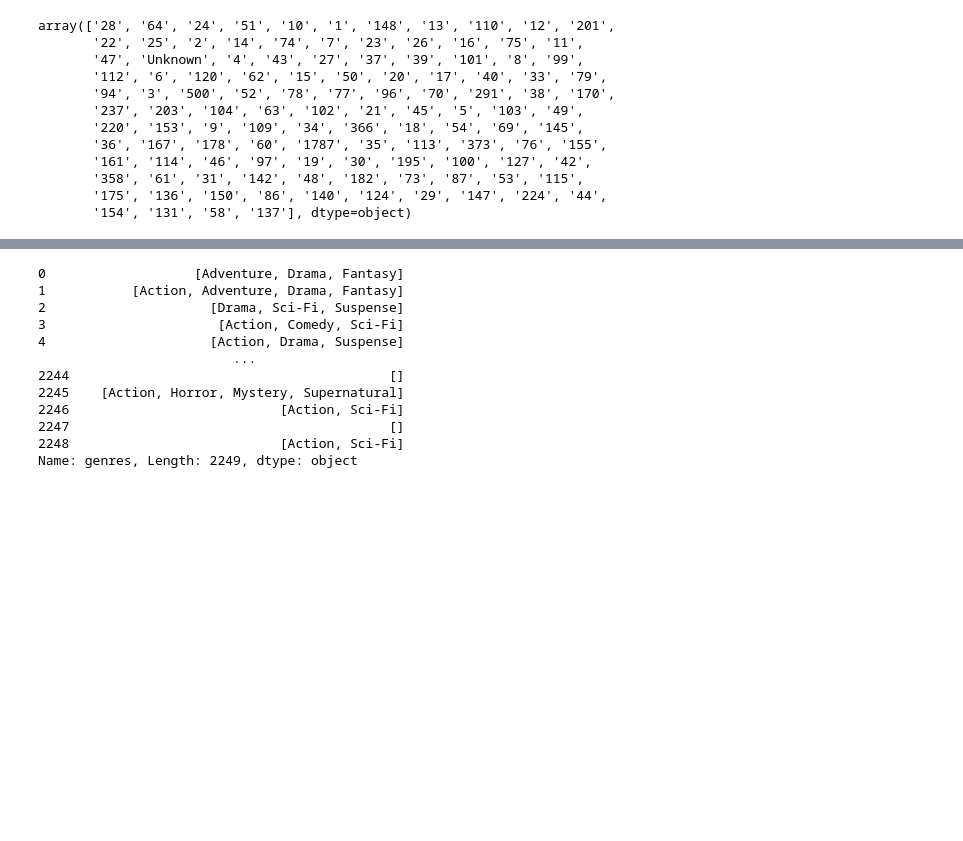
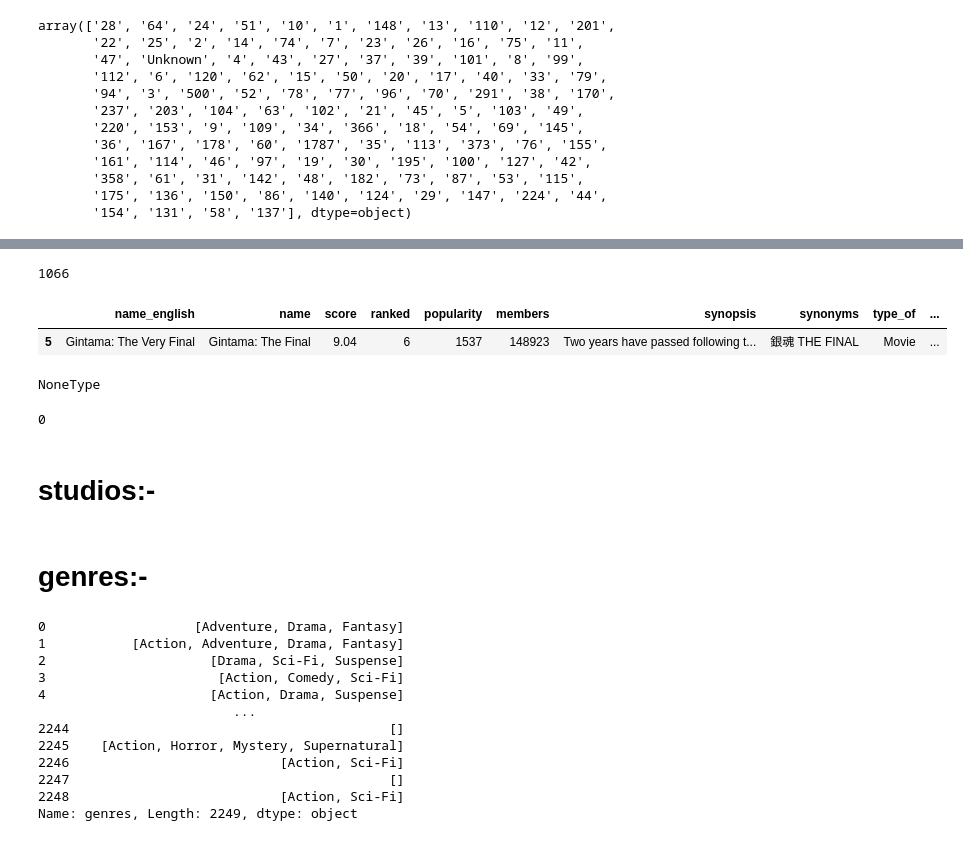
Before and after one commit to manoj-323/recani, a Jupyter notebook: recani/data preprocessing.ipynb, the cells around one changed output, grey strips where cells are left out. Drawn from its saved outputs; the diff is of its cells as text; code cells hidden in the pictures; blank space fills up the shorter version.

```diff
--- a/recani/data preprocessing.ipynb
+++ b/recani/data preprocessing.ipynb
@@ -119,5 +261,5 @@ df['total_episodes'][393]
 # %%
-df['total_episodes'] = df['total_episodes'].apply(lambda x: int(x) if x != 'Unknown' else 0)
+df['total_episodes'] = df['total_episodes'].apply(lambda x: int(x) if x != 'Unknown' else np.nan)
 # %%
 df['total_episodes'][393]
 # %% [output]
@@ -124,0 +300,13 @@ df['total_episodes'][393]
+# %%
+df['premiered'].isnull().sum()
+# %% [output]
+1066
+# %%
+df[df['premiered'].isnull()].head(1)
+# %% [output]
+|  | name_english | name | score | ranked | popularity | members | synopsis | synonyms | type_of | ... |
+| 5 | Gintama: The Very Final | Gintama: The Final | 9.04 | 6 | 1537 | 148923 | Two years have passed following t... | 銀魂 THE FINAL | Movie | ... |
+# %%
+type(df['premiered'][5])
+# %% [output]
+NoneType
@@ -125,3 +315,11 @@ df['total_episodes'][393]
+# %%
+df['premiered'].isnull().sum()
+# %% [output]
+0
+# %% [markdown]
+# studios:-
+# %% [markdown]
+# genres:-
 # %%
 df['genres']
 # %% [output]
```
Also changed, not shown: parts of 54 cells of this notebook, 1 other file.
